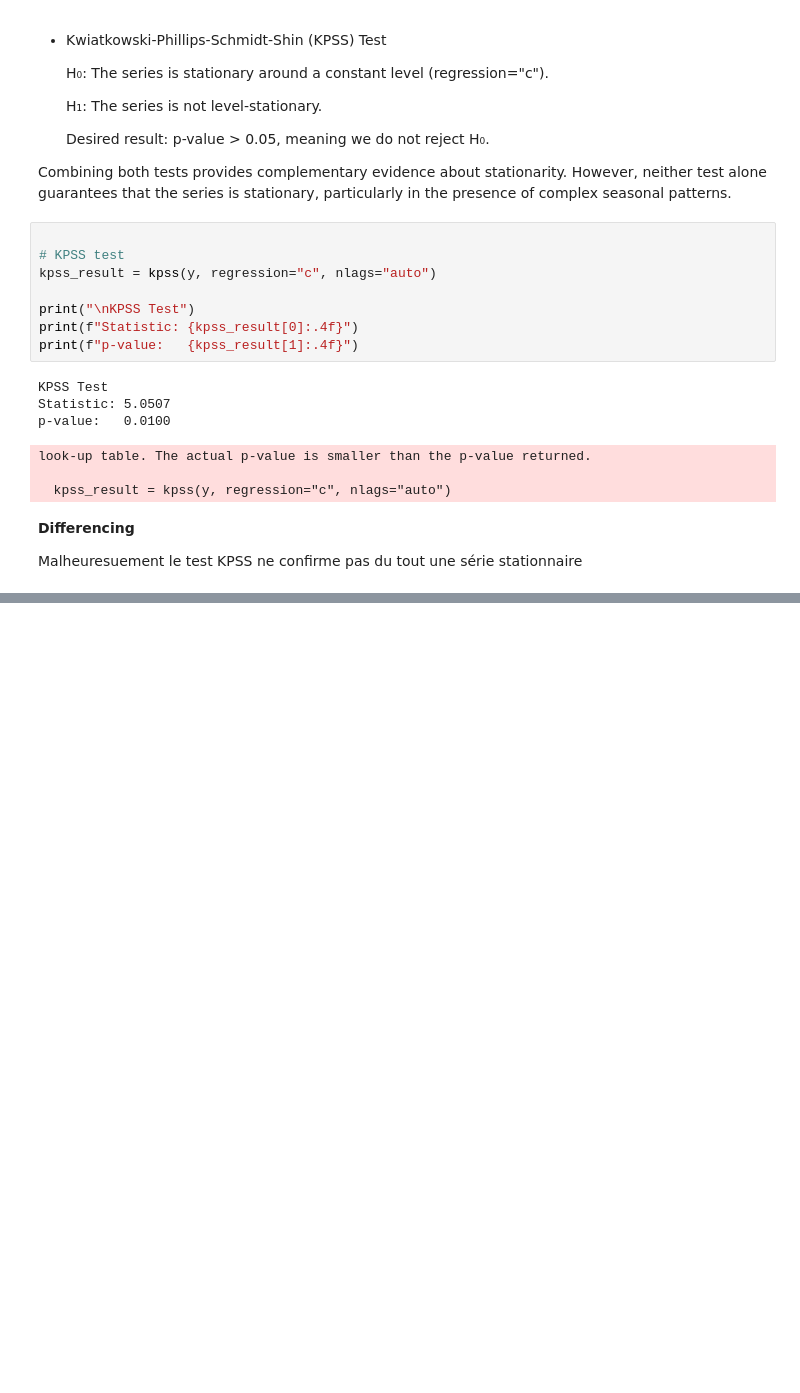
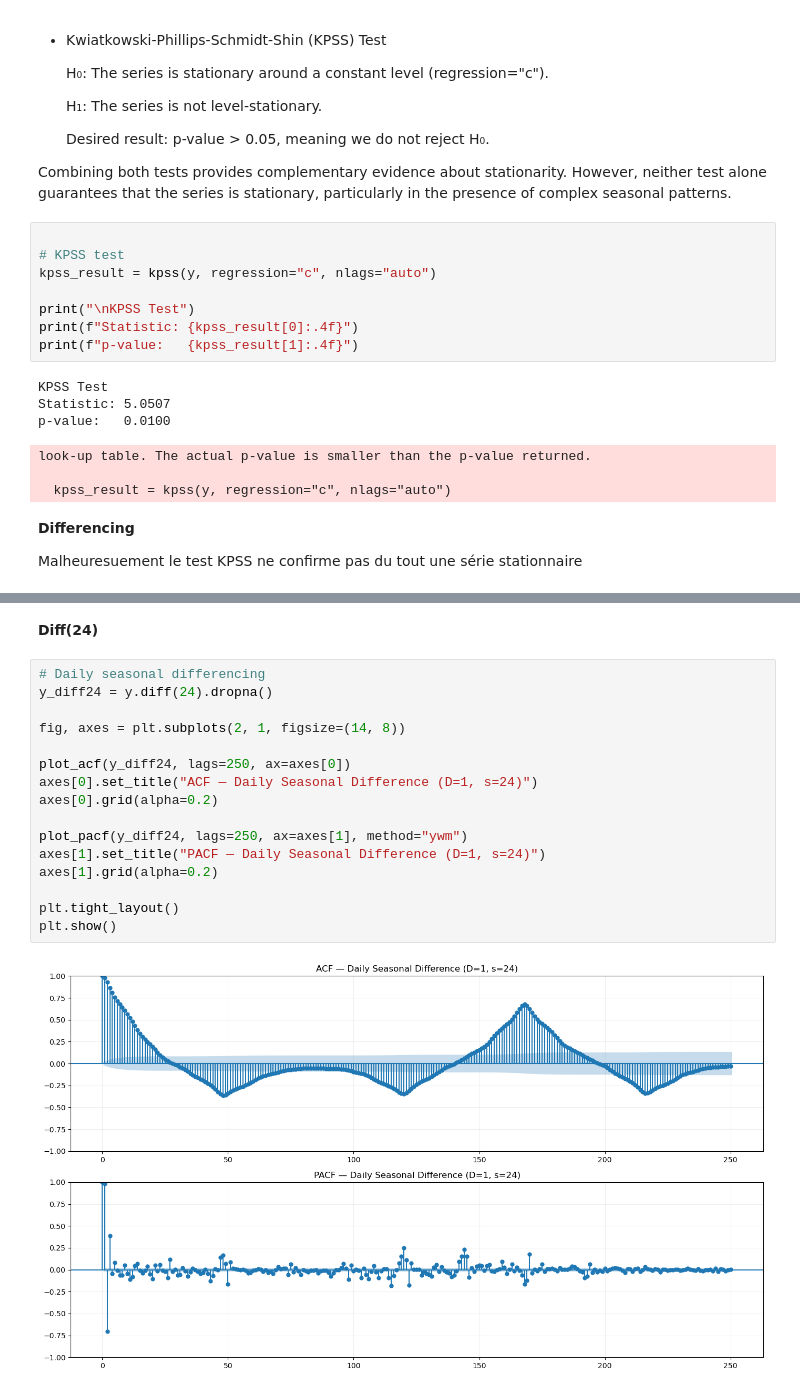
Before and after one commit to Alexandro-Biz24/TimeSeries_RTE_Project, a Jupyter notebook: Project_RTE_BIZEUL_CHEN_BROUQUIER.ipynb, the cells around one changed output, grey strips where cells are left out. Saved outputs shown, nothing was run; the diff lists cells and outputs as text; blank space fills up the shorter version.

```diff
--- a/Project_RTE_BIZEUL_CHEN_BROUQUIER.ipynb
+++ b/Project_RTE_BIZEUL_CHEN_BROUQUIER.ipynb
@@ -1021,0 +1263,20 @@ Malheuresuement le test KPSS ne confirme pas du tout une série stationnaire
+# %% [markdown]
+**Diff(24)**
+# %%
+# Daily seasonal differencing
+y_diff24 = y.diff(24).dropna()
+
+fig, axes = plt.subplots(2, 1, figsize=(14, 8))
+
+plot_acf(y_diff24, lags=250, ax=axes[0])
+axes[0].set_title("ACF — Daily Seasonal Difference (D=1, s=24)")
+axes[0].grid(alpha=0.2)
+
+plot_pacf(y_diff24, lags=250, ax=axes[1], method="ywm")
+axes[1].set_title("PACF — Daily Seasonal Difference (D=1, s=24)")
+axes[1].grid(alpha=0.2)
+
+plt.tight_layout()
+plt.show()
+# %% [output]
+[figure, added]
```
Also changed, not shown: parts of 42 cells of this notebook.
